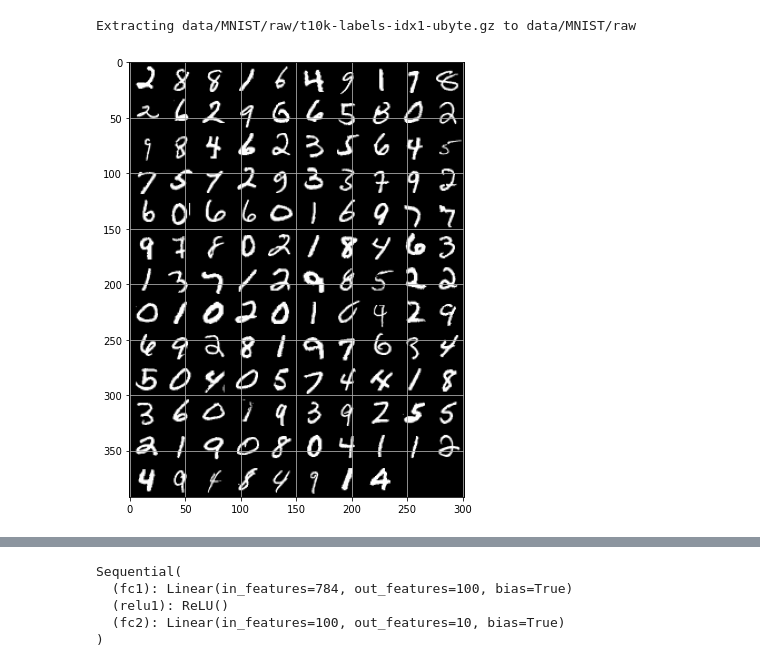
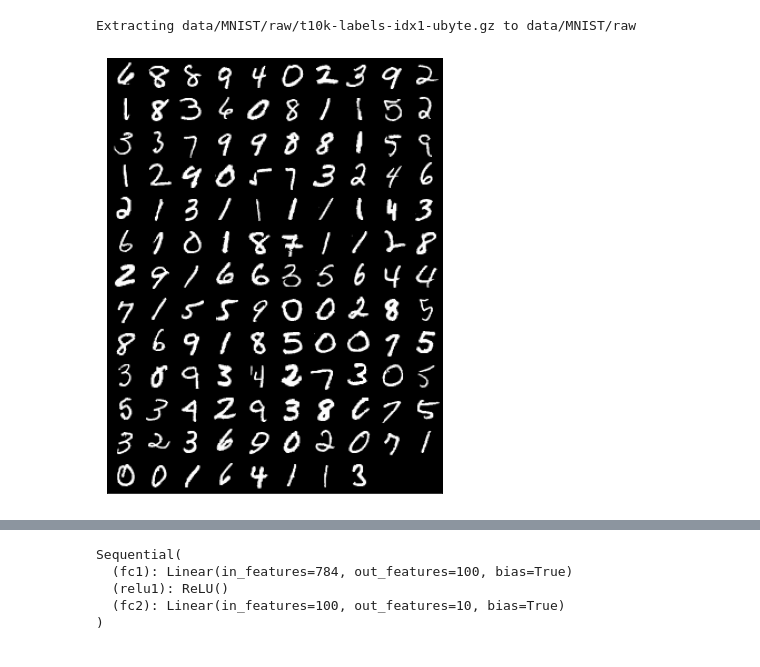
Before and after one commit to UTDataMining/2022A, a Jupyter notebook: lab11/Intro_NN.ipynb, the cells around one changed output, grey strips where cells are left out. Cells and saved outputs as stored; diff of their text form; code cells hidden in the pictures.

```diff
--- a/lab11/Intro_NN.ipynb
+++ b/lab11/Intro_NN.ipynb
@@ -157,16 +161,18 @@ Extracting data/MNIST/raw/t10k-labels-idx1-ubyte.gz to data/MNIST/raw
 # %%
 train_bs = 128 # 訓練データのバッチサイズ
 test_bs = 100 # テストデータのバッチサイズ
 
 # データローダ
 train_dl = DataLoader(mnist_train, batch_size = train_bs, shuffle=True)
-test_dl = DataLoader(mnist_test, batch_size =test_bs)
+test_dl = DataLoader(mnist_test, batch_size = test_bs)
 
 dataiter = iter(train_dl)
-images, labels = dataiter.next()
+images, labels = next(dataiter)
 viz = torchvision.utils.make_grid(images, nrow=10, padding = 2).numpy()
 fig, ax = plt.subplots(figsize= (8,8))
 ax.imshow(np.transpose(viz, (1,2,0)))
-ax.grid(None)
+ax.set_xticks([])
+ax.set_yticks([])
+plt.show()
 # %% [output]
-[figure, old version]
+[figure, new version]
```
Also changed, not shown: parts of 8 cells of this notebook.
